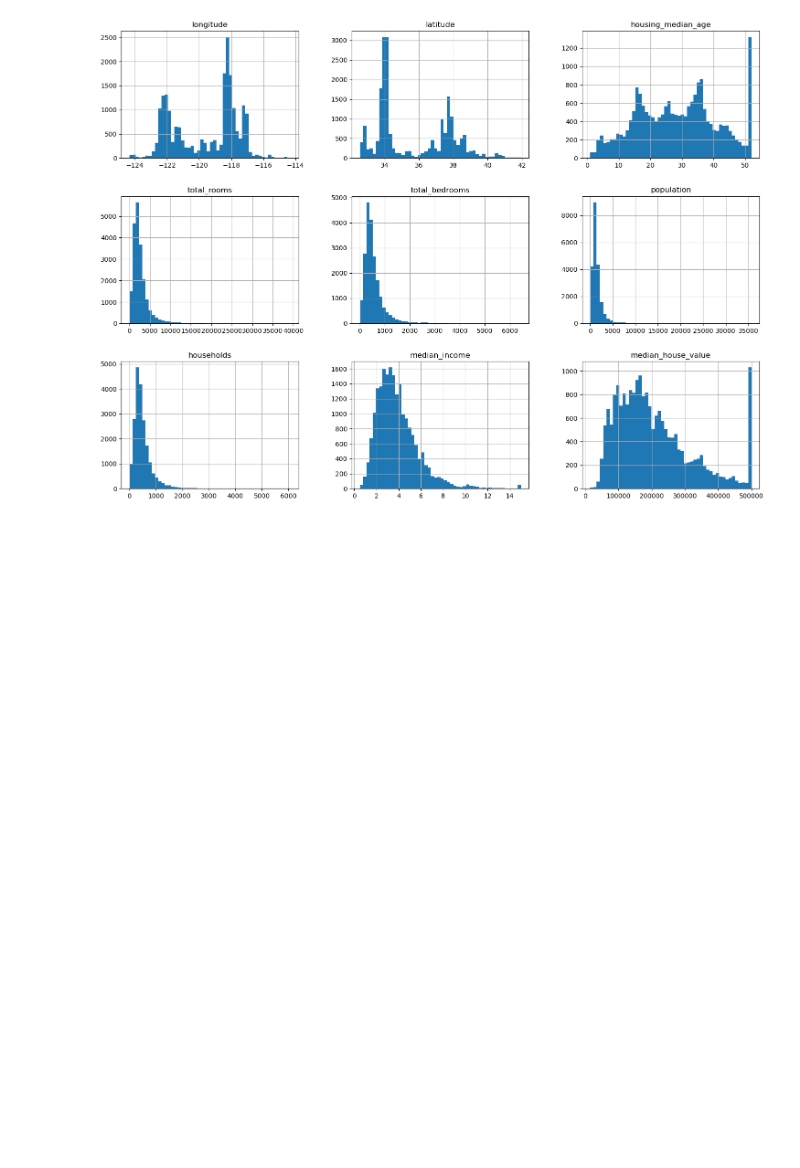
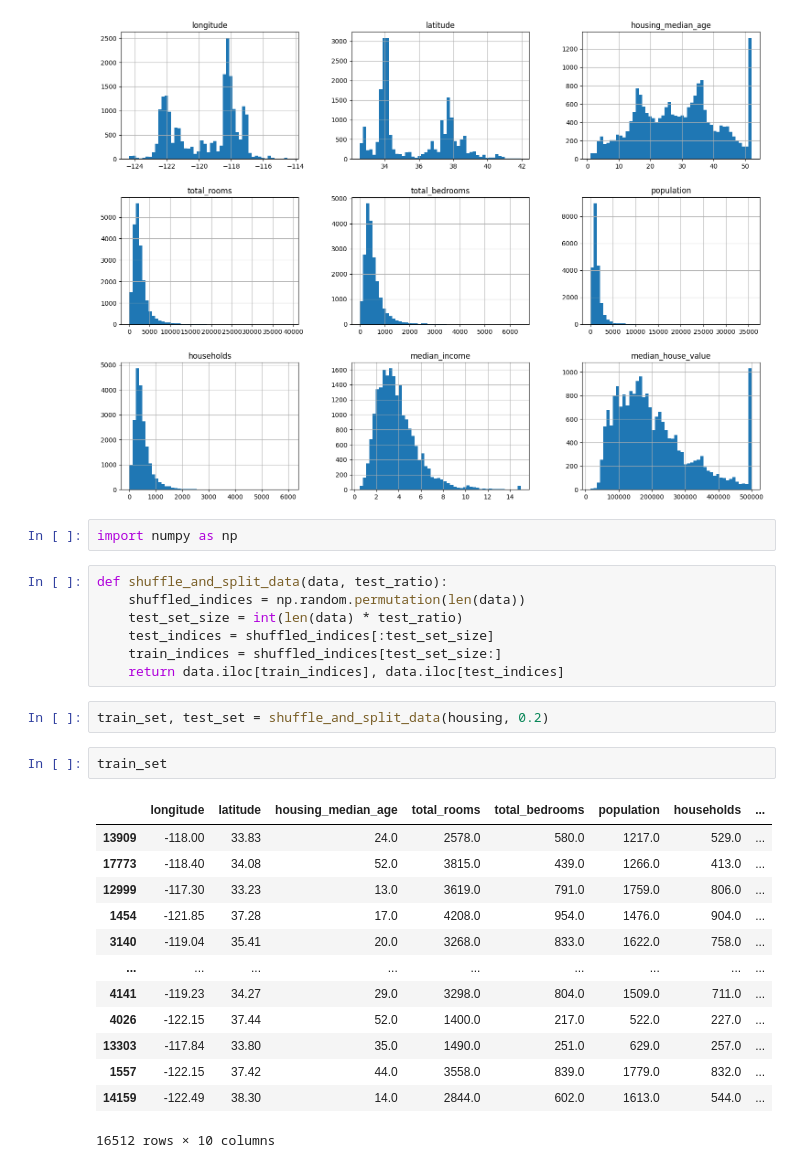
Before and after one commit to SmayanKulkarni/House-Price-Prediction-, a Jupyter notebook: project.ipynb, the cells around one changed output. Saved outputs shown, nothing was run; the diff lists cells and outputs as text; blank space fills up the shorter version.

```diff
--- a/project.ipynb
+++ b/project.ipynb
@@ -71,3 +71,30 @@ housing.hist(bins=50, figsize=(18, 13))
 plt.show();
 # %% [output]
 [figure]
+# %%
+import numpy as np
+# %%
+def shuffle_and_split_data(data, test_ratio):
+    shuffled_indices = np.random.permutation(len(data))
+    test_set_size = int(len(data) * test_ratio)
+    test_indices = shuffled_indices[:test_set_size]
+    train_indices = shuffled_indices[test_set_size:]
+    return data.iloc[train_indices], data.iloc[test_indices]
+# %%
+train_set, test_set = shuffle_and_split_data(housing, 0.2)
+# %%
+train_set
+# %% [output]
+|  | longitude | latitude | housing_median_age | total_rooms | total_bedrooms | population | households | ... |
+| 13909 | -118.00 | 33.83 | 24.0 | 2578.0 | 580.0 | 1217.0 | 529.0 | ... |
+| 17773 | -118.40 | 34.08 | 52.0 | 3815.0 | 439.0 | 1266.0 | 413.0 | ... |
+| 12999 | -117.30 | 33.23 | 13.0 | 3619.0 | 791.0 | 1759.0 | 806.0 | ... |
+| 1454 | -121.85 | 37.28 | 17.0 | 4208.0 | 954.0 | 1476.0 | 904.0 | ... |
+| 3140 | -119.04 | 35.41 | 20.0 | 3268.0 | 833.0 | 1622.0 | 758.0 | ... |
+| ... | ... | ... | ... | ... | ... | ... | ... | ... |
+| 4141 | -119.23 | 34.27 | 29.0 | 3298.0 | 804.0 | 1509.0 | 711.0 | ... |
+| 4026 | -122.15 | 37.44 | 52.0 | 1400.0 | 217.0 | 522.0 | 227.0 | ... |
+| 13303 | -117.84 | 33.80 | 35.0 | 1490.0 | 251.0 | 629.0 | 257.0 | ... |
+| 1557 | -122.15 | 37.42 | 44.0 | 3558.0 | 839.0 | 1779.0 | 832.0 | ... |
+| 14159 | -122.49 | 38.30 | 14.0 | 2844.0 | 602.0 | 1613.0 | 544.0 | ... |
+16512 rows × 10 columns
```
Also changed, not shown: parts of 12 cells of this notebook.
